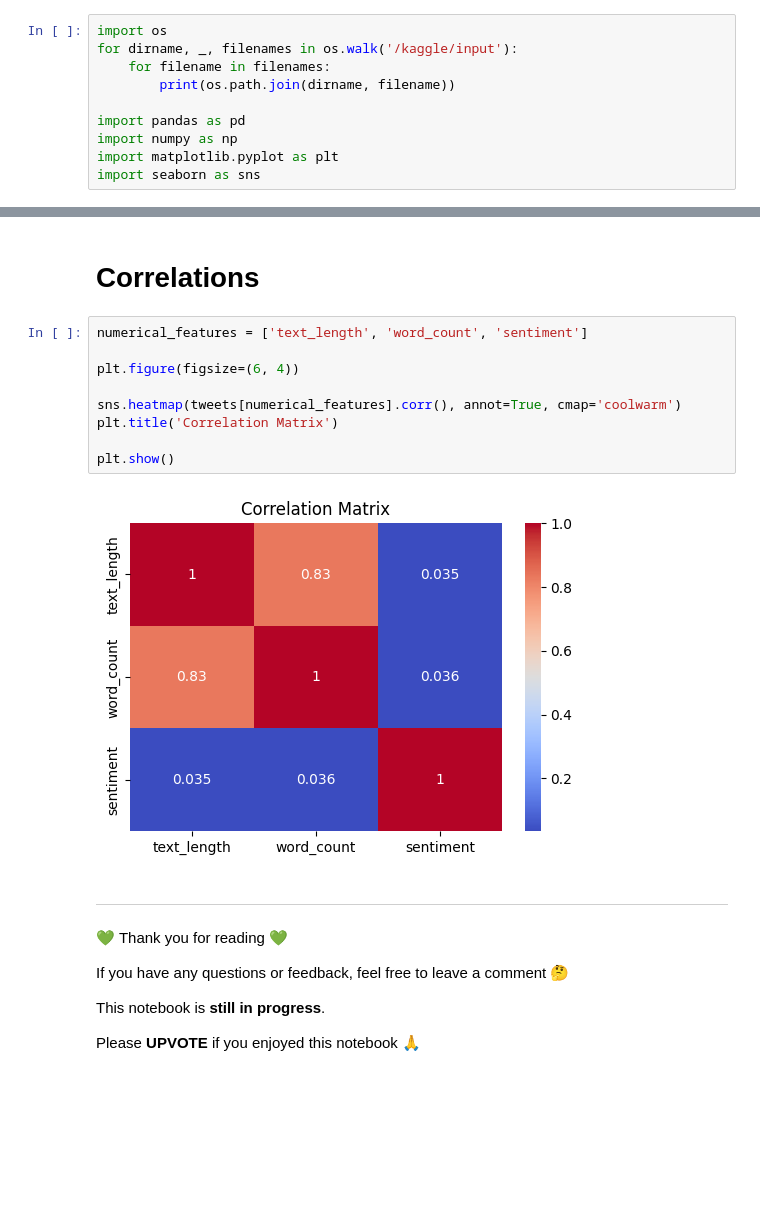
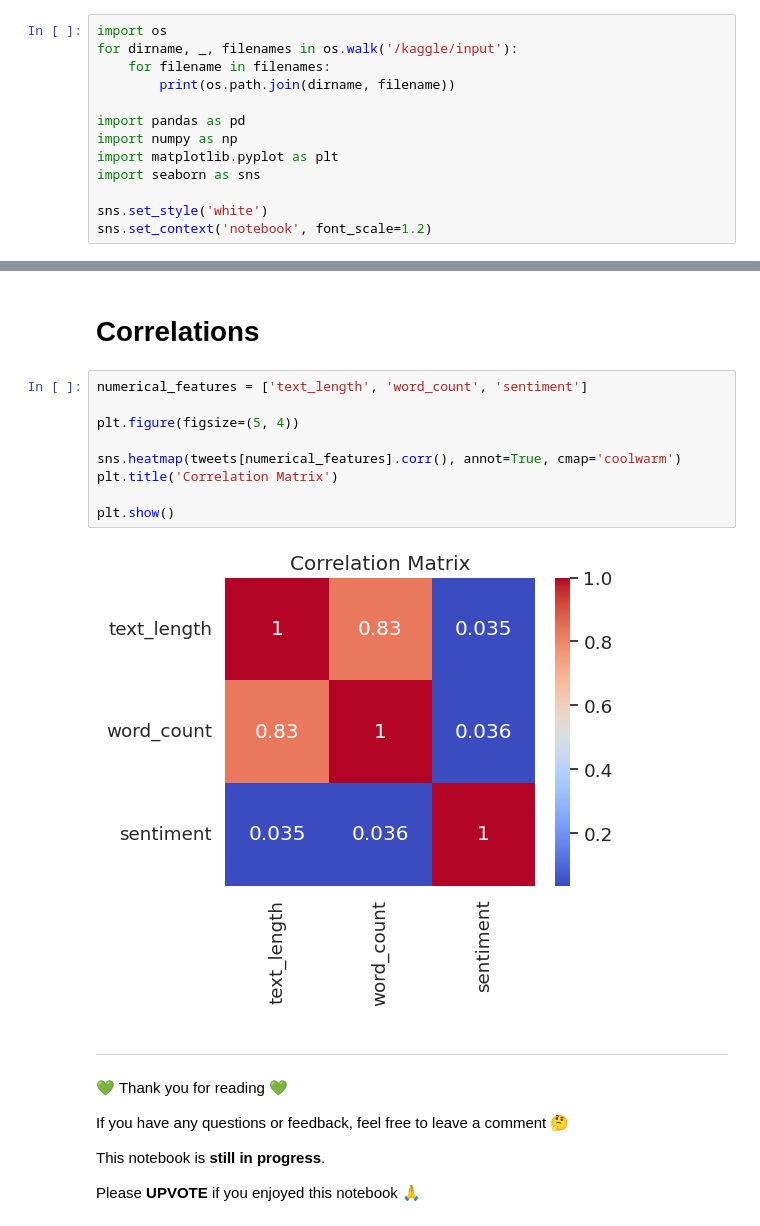
Before and after one commit to PeeteKeesel/kaggle-verse, a Jupyter notebook: competition-nlp-with-disaster-tweets.ipynb, the cells around one changed output, grey strips where cells are left out. Drawn from its saved outputs; the diff is of its cells as text; blank space fills up the shorter version.

Commit message:
Kaggle Notebook | 🔥Competition 🏆 NLP with Disaster Tweets🦜 | Version 4

```diff
--- a/competition-nlp-with-disaster-tweets.ipynb
+++ b/competition-nlp-with-disaster-tweets.ipynb
@@ -10,6 +31,9 @@ import pandas as pd
 import numpy as np
 import matplotlib.pyplot as plt
 import seaborn as sns
+
+sns.set_style('white')
+sns.set_context('notebook', font_scale=1.2)
 # %% [output]
 /kaggle/input/nlp-getting-started/sample_submission.csv
 /kaggle/input/nlp-getting-started/train.csv
@@ -344,14 +405,14 @@ Topic 4:
 # %%
 numerical_features = ['text_length', 'word_count', 'sentiment']
 
-plt.figure(figsize=(6, 4))
+plt.figure(figsize=(5, 4))
 
 sns.heatmap(tweets[numerical_features].corr(), annot=True, cmap='coolwarm')
 plt.title('Correlation Matrix')
 
 plt.show()
 # %% [output]
-[figure, old version]
+[figure, new version]
 # %% [markdown]
 ---
 
```
Also changed, not shown: parts of 29 cells of this notebook.
